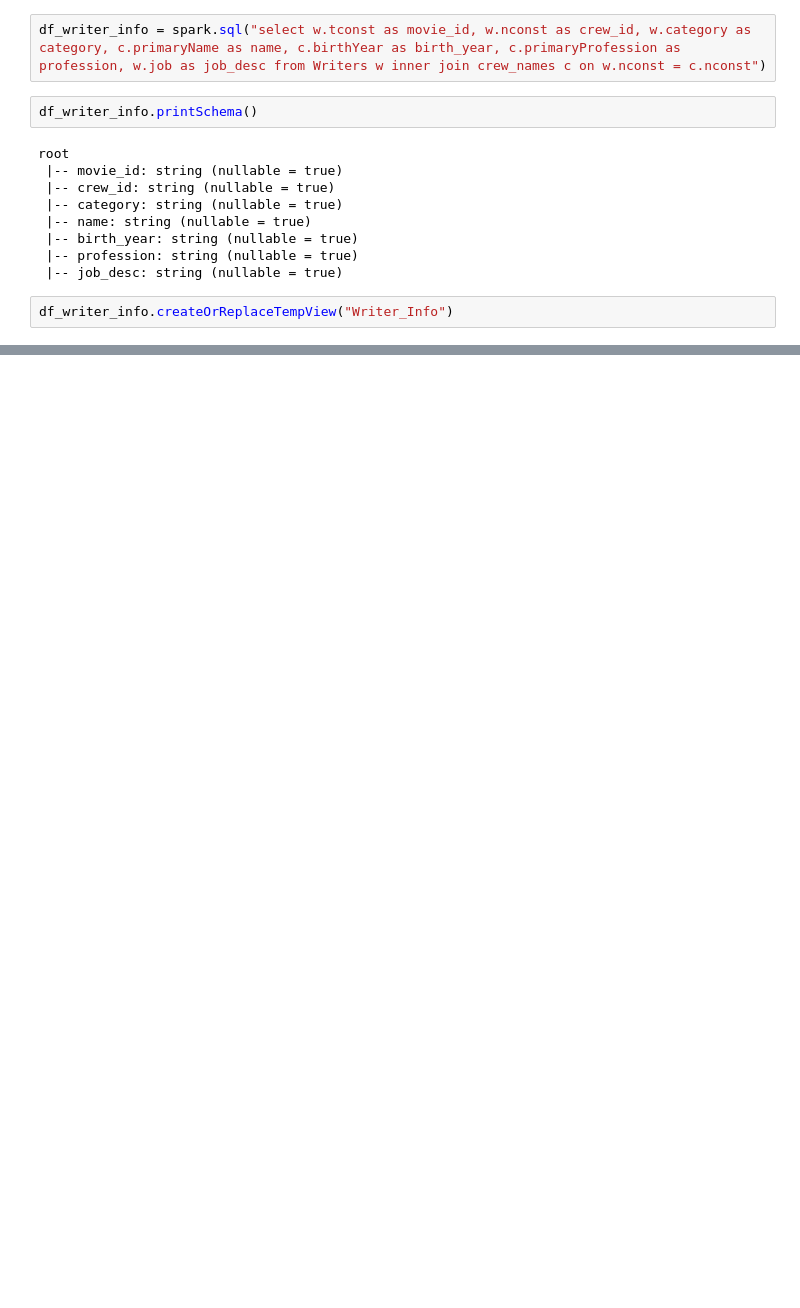
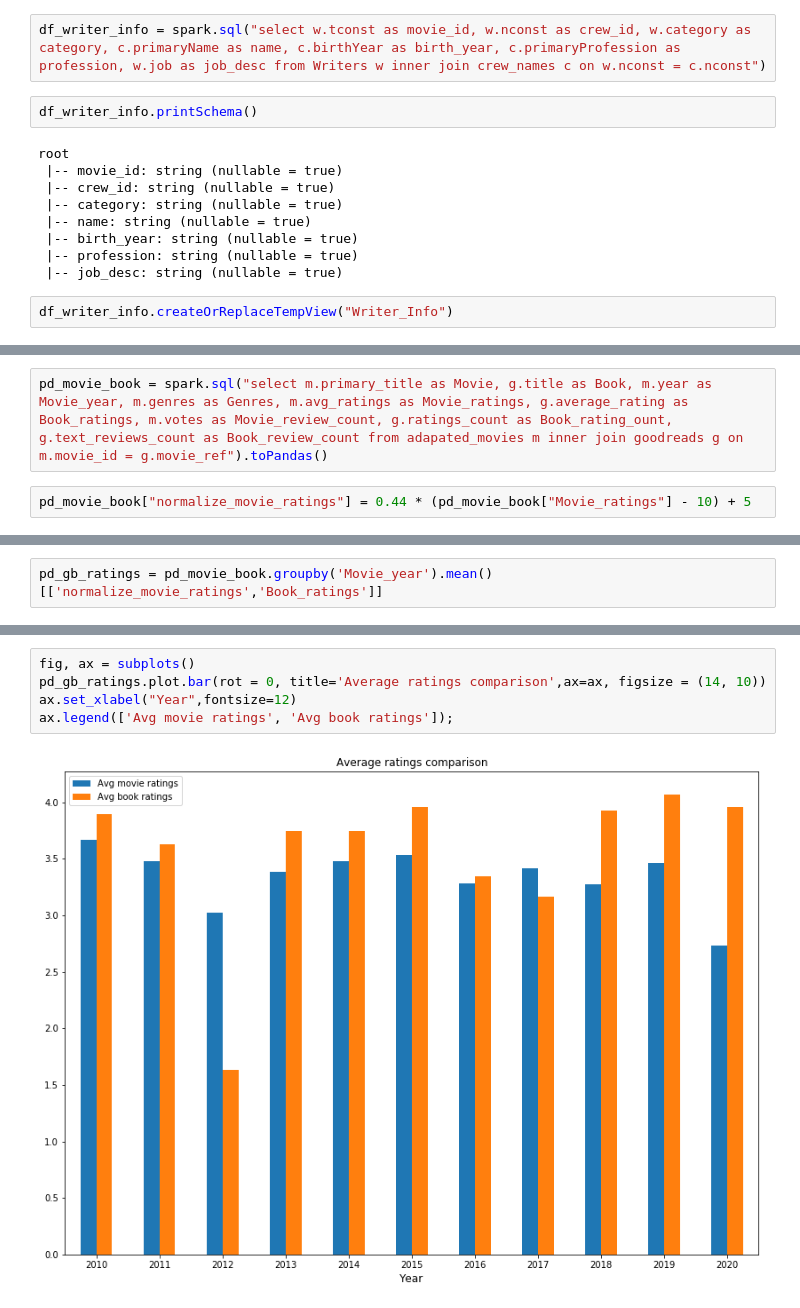
Before and after one commit to jankichauhan/Captsone_Goodreads_Imdb, a Jupyter notebook: Imdb_data_load.ipynb, the cells around one changed output, grey strips where cells are left out. Drawn from its saved outputs; the diff is of its cells as text; blank space fills up the shorter version.

Commit message:
Adding goodreads api file, cleaned up Imdb tables file and first comparison chart ... yay

```diff
--- a/Imdb_data_load.ipynb
+++ b/Imdb_data_load.ipynb
@@ -512,0 +544,4 @@ only showing top 20 rows
+# %%
+pd_movie_book = spark.sql("select m.primary_title as Movie, g.title as Book, m.year as Movie_year, m.genres as Genres, m.avg_ratings as Movie_ratings, g.average_rating as Book_ratings, m.votes as Movie_review_count, g.ratings_count as Book_rating_ount, g.text_reviews_count as Book_review_count from adapated_movies m inner join goodreads g on m.movie_id = g.movie_ref").toPandas()
+# %%
+pd_movie_book["normalize_movie_ratings"] = 0.44 * (pd_movie_book["Movie_ratings"] - 10) + 5
@@ -512,0 +585,2 @@ only showing top 20 rows
+# %%
+pd_gb_ratings = pd_movie_book.groupby('Movie_year').mean()[['normalize_movie_ratings','Book_ratings']]
@@ -512,0 +603,7 @@ only showing top 20 rows
+# %%
+fig, ax = subplots()
+pd_gb_ratings.plot.bar(rot = 0, title='Average ratings comparison',ax=ax, figsize = (14, 10))
+ax.set_xlabel("Year",fontsize=12)
+ax.legend(['Avg movie ratings', 'Avg book ratings']);
+# %% [output]
+[figure, added]
```
Also changed, not shown: parts of 61 cells of this notebook, 2 other files.
